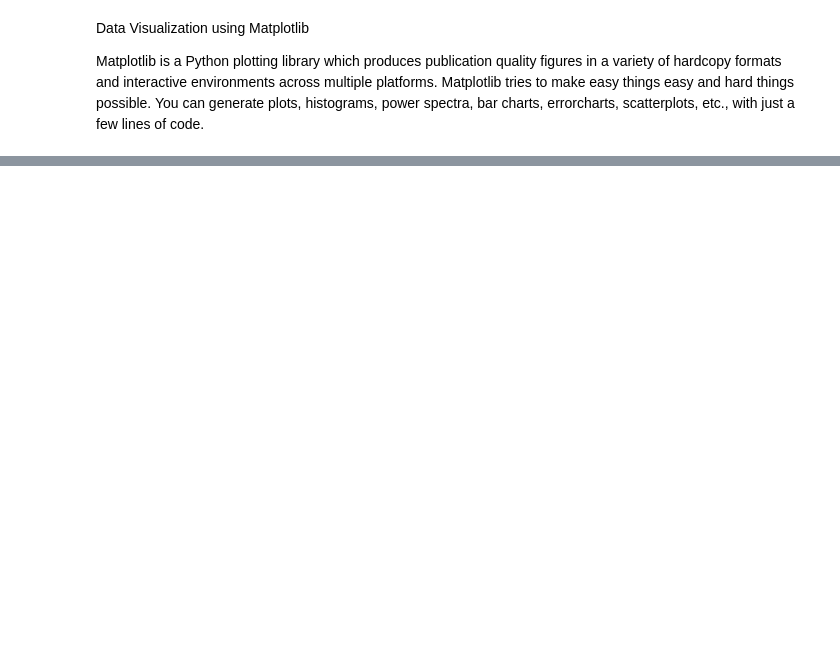
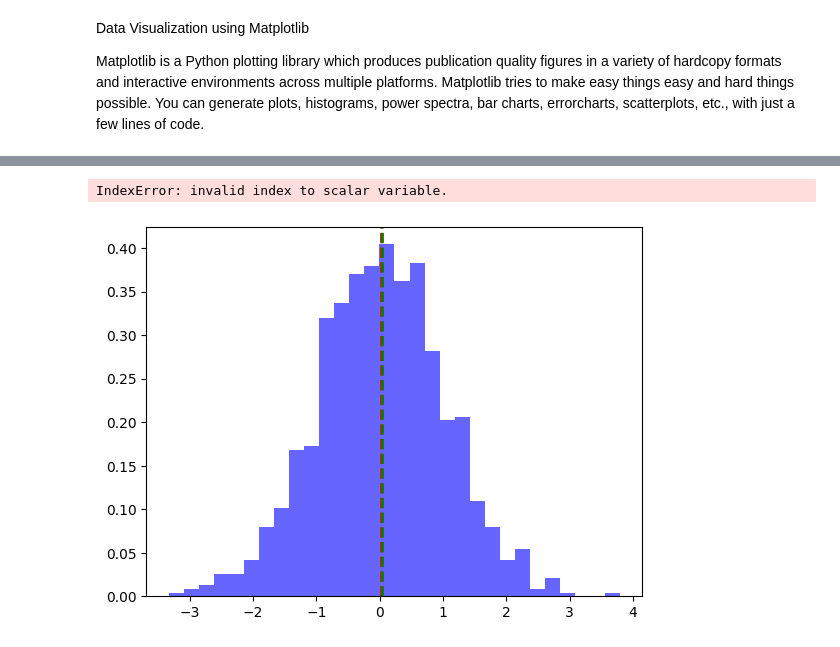
Before and after one commit to Amboyandrey/pythonnn, a Jupyter notebook: jupyter/Matplotlib.ipynb, the cells around one changed output, grey strips where cells are left out. Saved outputs shown, nothing was run; the diff lists cells and outputs as text; code cells hidden in the pictures; blank space fills up the shorter version.

```diff
--- a/jupyter/Matplotlib.ipynb
+++ b/jupyter/Matplotlib.ipynb
@@ -58,0 +72,25 @@ plt.scatter(x, y, c='r')
+# %%
+from scipy import stats
+
+# Generate a sample dataset
+data = np.random.normal(0, 1, 1000)  # Creating a random dataset with a normal distribution
+
+# Calculate mean, median, and mode
+mean = np.mean(data)
+median = np.median(data)
+mode = stats.mode(data)
+
+# Create a histogram using Matplotlib
+plt.hist(data, bins=30, density=True, alpha=0.6, color='b', label='Histogram')
+plt.axvline(mean, color='r', linestyle='dashed', linewidth=2, label=f'Mean = {mean:.2f}')
+plt.axvline(median, color='g', linestyle='dashed', linewidth=2, label=f'Median = {median:.2f}')
+plt.axvline(mode.mode[0], color='purple', linestyle='dashed', linewidth=2, label=f'Mode = {mode.mode[0]:.2f}')
+
+plt.xlabel('Value')
+plt.ylabel('Frequency')
+plt.legend()
+plt.title('Mean, Median, and Mode Visualization')
+plt.show()
+# %% [output]
+IndexError: invalid index to scalar variable.
+[figure, added]
```
Also changed, not shown: parts of 9 cells of this notebook, 2 other files.
